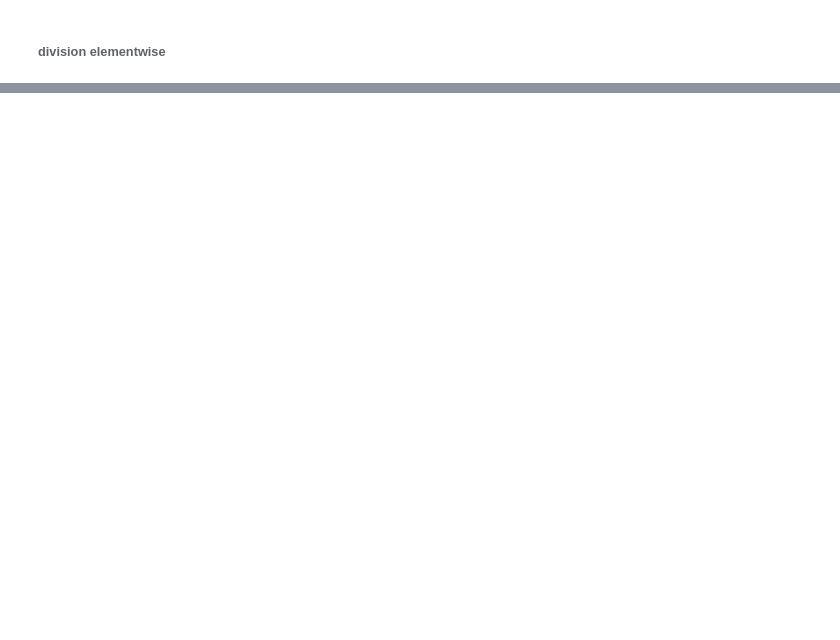
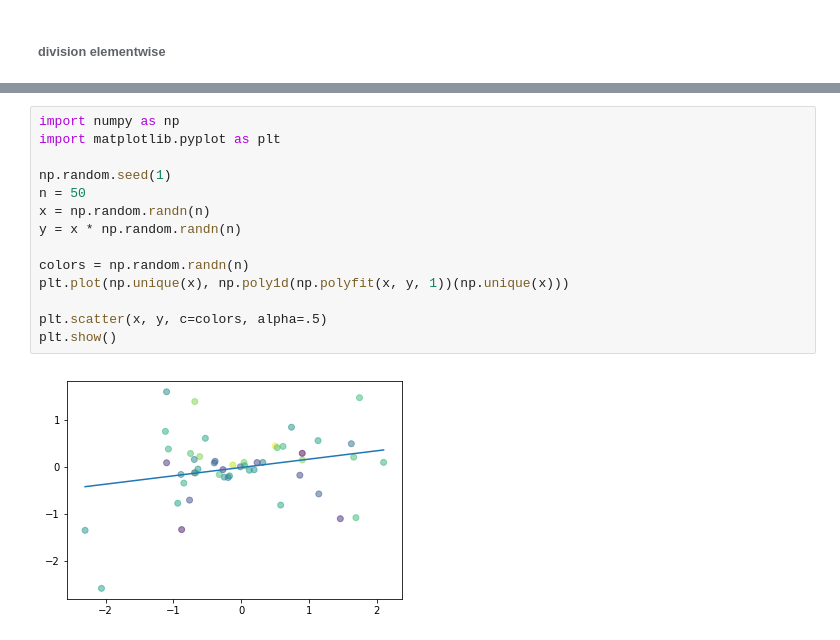
Before and after one commit to rubenkruiper/torch-tests, a Jupyter notebook: Pytorch steps.ipynb, the cells around one changed output, grey strips where cells are left out. Cells and saved outputs as stored; diff of their text form; blank space fills up the shorter version.

```diff
--- a/Pytorch steps.ipynb
+++ b/Pytorch steps.ipynb
@@ -170,0 +328,16 @@ Multiply elementwise:
+# %%
+import numpy as np
+import matplotlib.pyplot as plt
+
+np.random.seed(1)
+n = 50
+x = np.random.randn(n)
+y = x * np.random.randn(n)
+
+colors = np.random.randn(n)
+plt.plot(np.unique(x), np.poly1d(np.polyfit(x, y, 1))(np.unique(x)))
+
+plt.scatter(x, y, c=colors, alpha=.5)
+plt.show()
+# %% [output]
+[figure, added]
```
Also changed, not shown: parts of 45 cells of this notebook, 1 other file.
